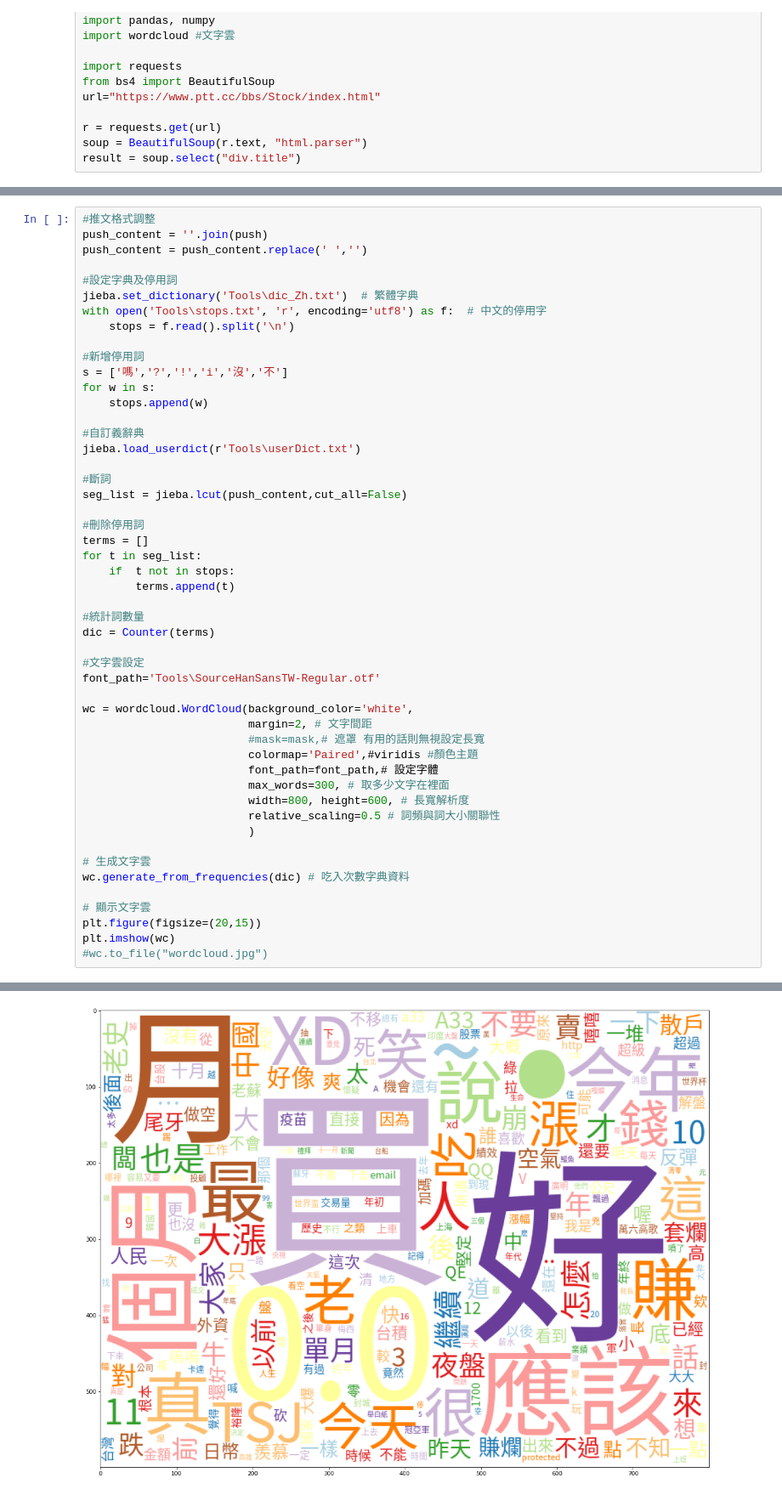
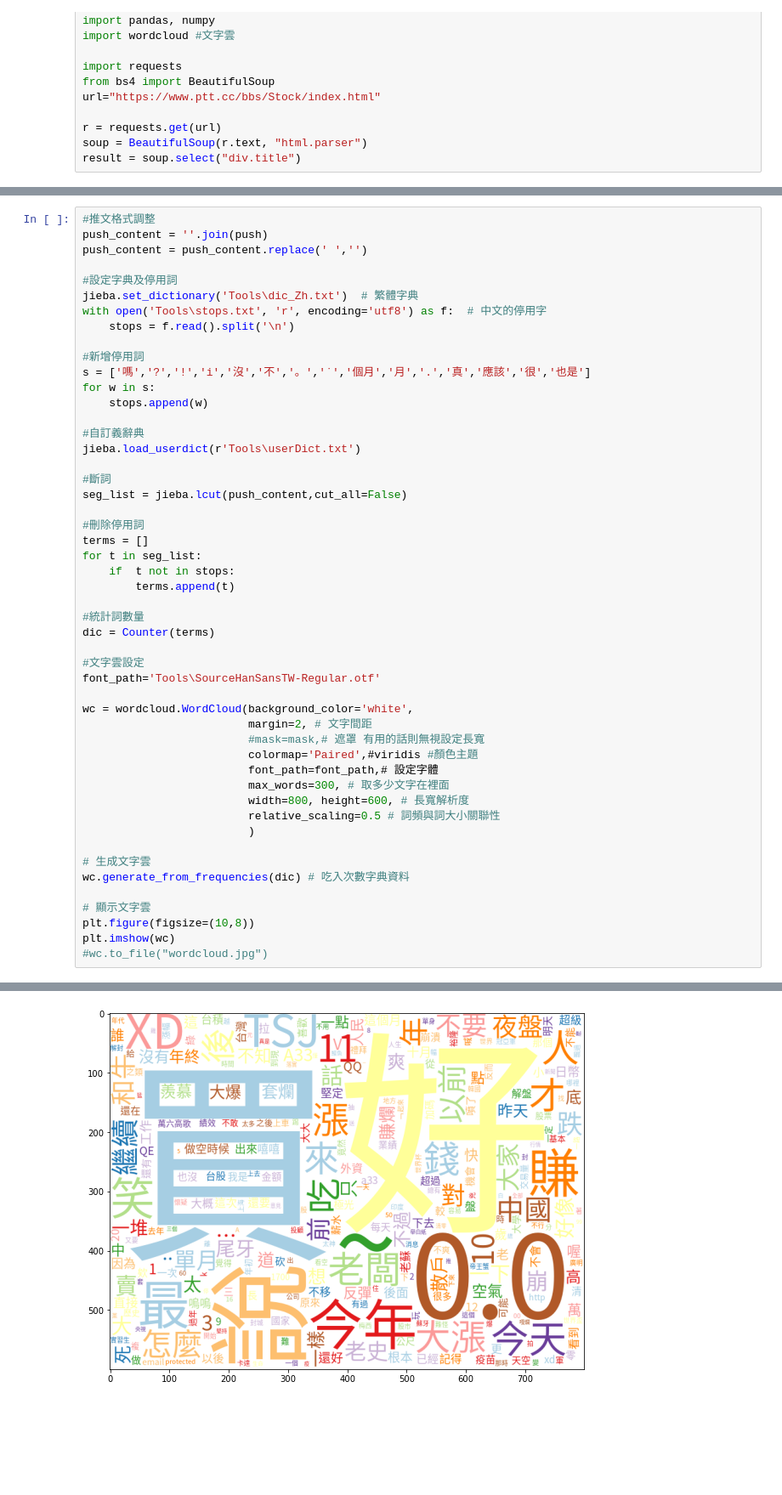
Before and after one commit to jackycytsai/Python-Practice, a Jupyter notebook: Ptt Stock Comment.ipynb, the cells around one changed output, grey strips where cells are left out. Shown at 85% size. Saved outputs shown, nothing was run; the diff lists cells and outputs as text; blank space fills up the shorter version.

```diff
--- a/Ptt Stock Comment.ipynb
+++ b/Ptt Stock Comment.ipynb
@@ -69,7 +52,7 @@ with open('Tools\stops.txt', 'r', encoding='utf8') as f:  # 中文的停用字
     stops = f.read().split('\n')
 
 #新增停用詞
-s = ['嗎','?','!','i','沒','不']
+s = ['嗎','?','!','i','沒','不','。','˙','個月','月','.','真','應該','很','也是']
 for w in s:
     stops.append(w)
 
@@ -105,7 +88,7 @@ wc = wordcloud.WordCloud(background_color='white',
 wc.generate_from_frequencies(dic) # 吃入次數字典資料
 
 # 顯示文字雲
-plt.figure(figsize=(20,15))
+plt.figure(figsize=(10,8))
 plt.imshow(wc)
 #wc.to_file("wordcloud.jpg")
 # %% [output]
@@ -115,3 +98,3 @@ Loading model cost 0.242 seconds.
 Prefix dict has been built successfully.
 <matplotlib.image.AxesImage at 0x...>
-[figure, old version]
+[figure, new version]
```
Also changed, not shown: parts of 2 cells of this notebook, 1 other file.
